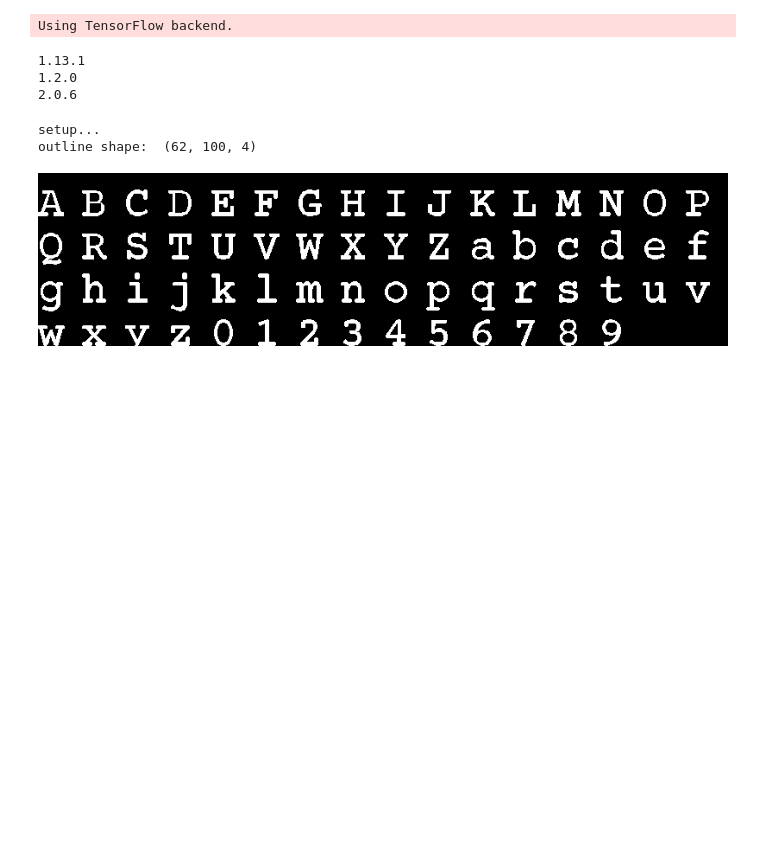
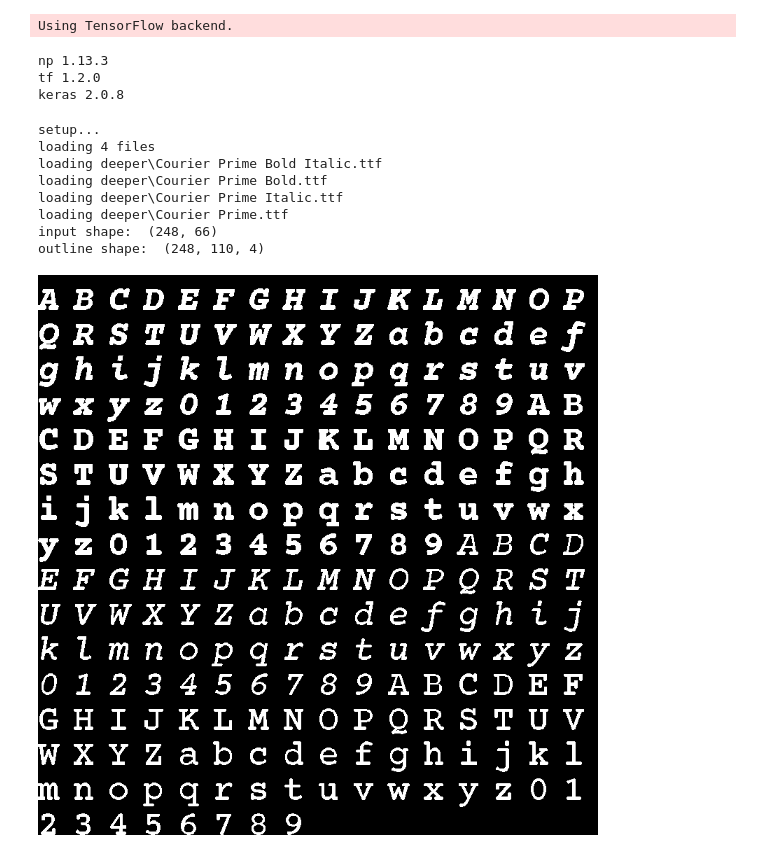
Before and after one commit to terryspitz/ipython_notebooks, a Jupyter notebook: deeperfont.ipynb, the cells around one changed output. Cells and saved outputs as stored; diff of their text form; code cells hidden in the pictures; blank space fills up the shorter version.

Commit message:
load 4 font files
split outputs into the shape (scalar DXDY coordinates), and two flags: show/hide line, and active (stop when <0.5).  Use binary_crossentropy to train flags.

```diff
--- a/deeperfont.ipynb
+++ b/deeperfont.ipynb
@@ -38,14 +38,14 @@ import keras.layers as layers
 import keras.initializers
 import keras
 import tensorflow as tf
-print(np.__version__)
-print(tf.__version__)
-print(keras.__version__)
+print('np',np.__version__)
+print('tf',tf.__version__)
+print('keras',keras.__version__)
 # %% [output]
 Using TensorFlow backend.
-1.13.1
-1.2.0
-2.0.6
+np 1.13.3
+tf 1.2.0
+keras 2.0.8
 # %%
 class Scheme(Enum):
     """
@@ -213,14 +209,15 @@ def drawOutlines(outlines, cellsize, scheme):
         points = []
         x,y=(0,cellsize-1)
         for j in range(outlines.shape[1]):
+            if outlines[i][j][LastDim.Active]<0.5:
+                break;
             x += outlines[i][j][LastDim.DX]*scale
             y -= outlines[i][j][LastDim.DY]*scale
-            if outlines[i][j][LastDim.Show_line]>0:
+            if outlines[i][j][LastDim.Show]>0.5:
                 points += (cellx+x,celly+y)
             elif len(points)>2:
                 im = drawPoints(im, points, cellx, celly)
                 points=[]
-            if outlines[i][j][LastDim.End_glyph]>0: break;
         if len(points)>2:
             im = drawPoints(im, points, cellx, celly)
     return im
@@ -244,28 +241,37 @@ def drawXYs(xxs, ygrid, cellsize):
 # %%
 print('setup...')
 glyphs = [chr(i) for i in range(ord('A'), ord('Z')+1)]
 glyphs += [chr(i) for i in range(ord('a'), ord('z')+1)]
 glyphs += ['zero','one','two','three','four','five','six','seven','eight','nine']
 #glyphs = ['A','B','a','b','one','two']
 max_points_per_line = 10 # required for g, m
-max_outline_points = 100
+max_outline_points = 110
 y_divisions = 20
 ygrid = np.linspace(0.0, 1.0, y_divisions, endpoint=False) #y coordinates to render on
-#inputs, outlines = readFonts(glyphs, max_outline_points, ygrid)
-inputs = np.identity(len(glyphs), dtype=float)  #input is one-hot vec, one per glyph
-outlines = generateOutlines('deeper/Courier Prime.ttf', glyphs, max_outline_points, ygrid)
+inputs, outlines = readFonts(glyphs, max_outline_points, ygrid)
+batch_size=outlines.shape[0]
+#inputs = np.identity(len(glyphs), dtype=float)  #input is one-hot vec, one per glyph
+#outlines = generateOutlines('deeper/Courier Prime.ttf', glyphs, max_outline_points, ygrid)
+print("input shape: ", inputs.shape)
 print("outline shape: ", outlines.shape)
 #with tf.Session() as sess:
 #    xcoords = renderGlyphs(outlines, max_points_per_line, ygrid, scheme).eval()
     #print(xcoords)
 #    print("output shape: ", xcoords.shape)
 cellsize = 50
-drawOutlines(outlines, cellsize, Scheme.DXDY)
+scheme = Scheme.DXDY
+drawOutlines(outlines, cellsize, scheme)
 #display(drawOutlines(outlines, cellsize, scheme), drawXYs(xcoords, ygrid, cellsize))
 # %% [output]
 setup...
-outline shape:  (62, 100, 4)
+loading 4 files
+loading deeper\Courier Prime Bold Italic.ttf
+loading deeper\Courier Prime Bold.ttf
+loading deeper\Courier Prime Italic.ttf
+loading deeper\Courier Prime.ttf
+input shape:  (248, 66)
+outline shape:  (248, 110, 4)
-[figure, old version]
+[figure, new version]
 # %%
 print('compile models...')
 print('outlines.shape: {}'.format(outlines.shape))
```
Also changed, not shown: parts of 12 cells of this notebook, 1 other file.
